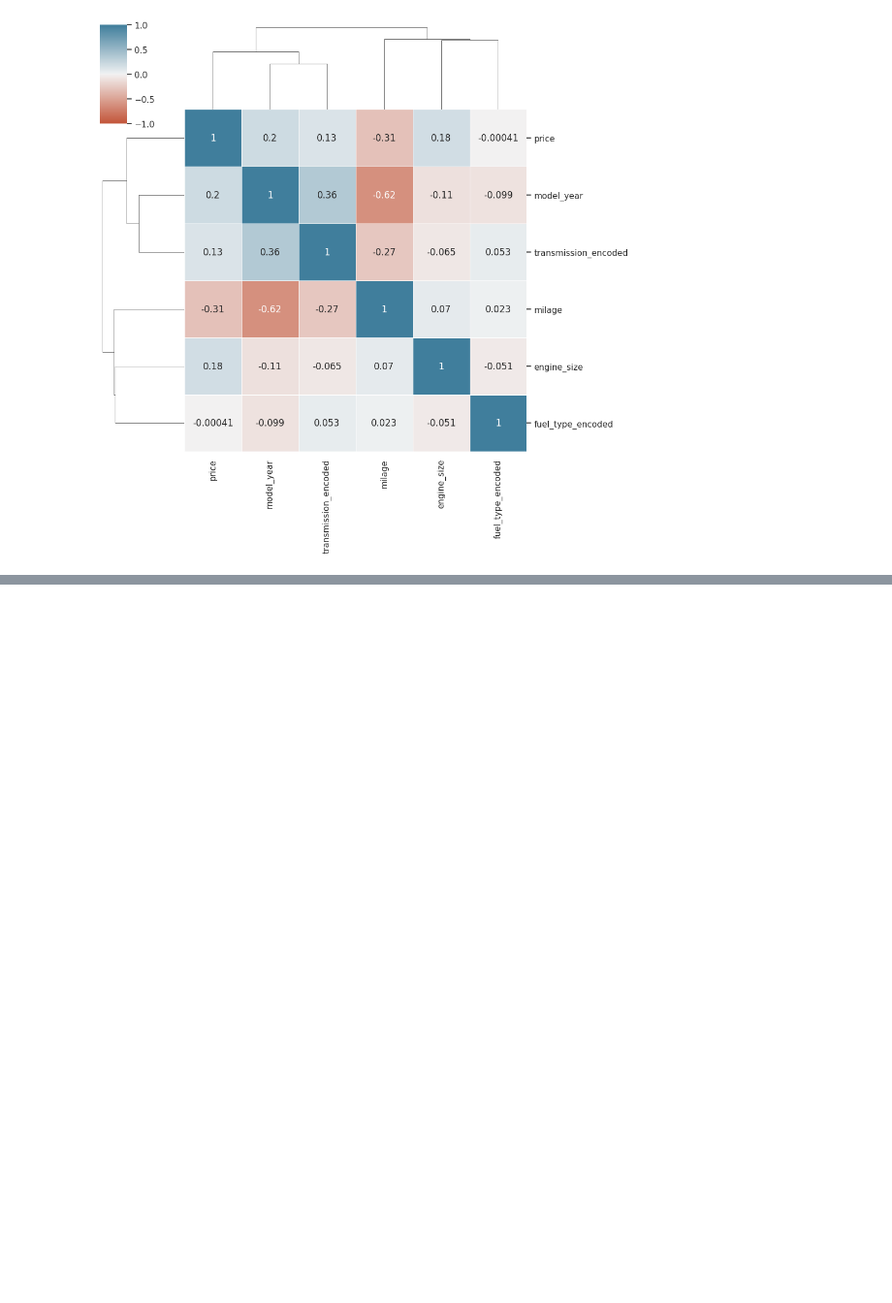
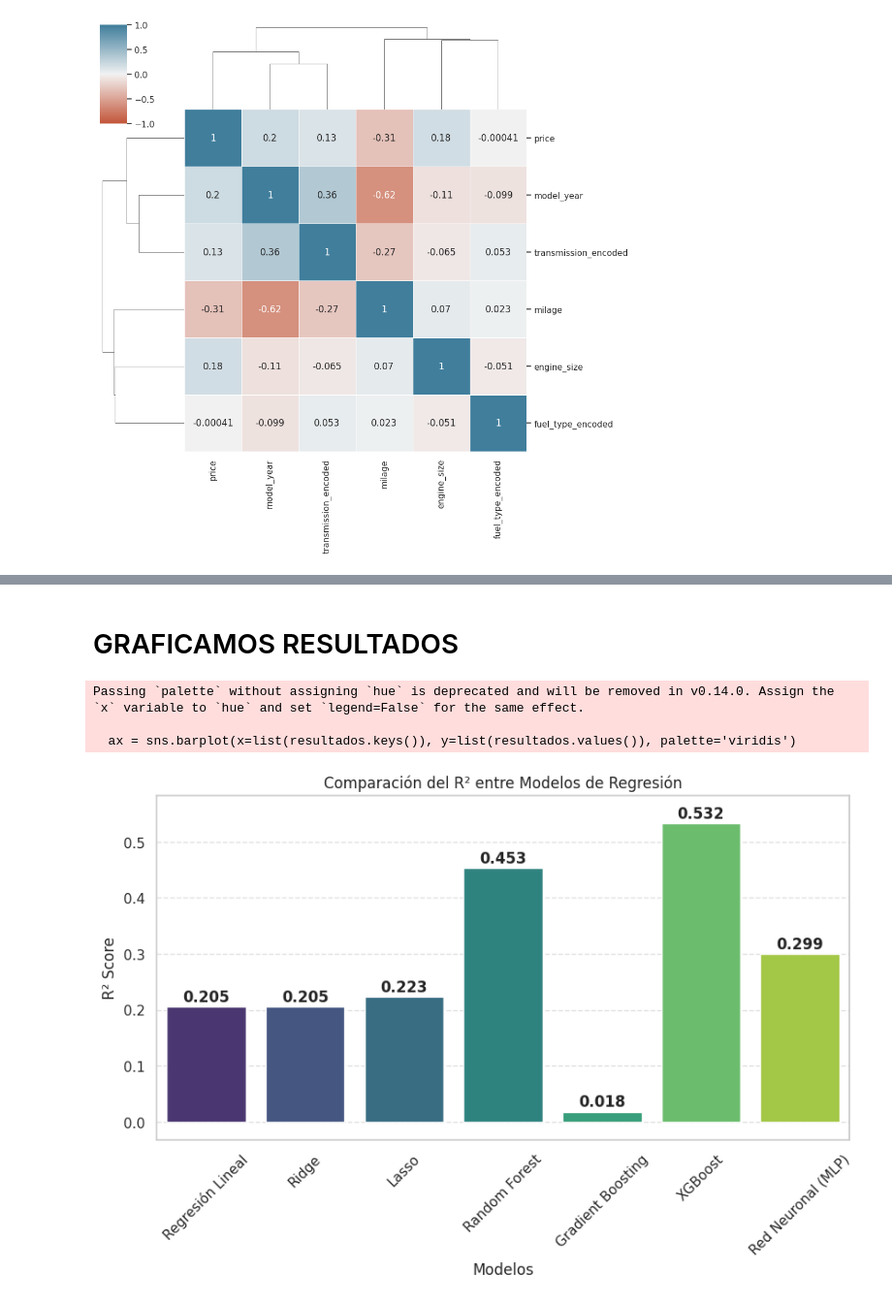
Before and after one commit to 12aptor/data-science-g4, a Jupyter notebook: dia1/notebook_used_cars.ipynb, the cells around one changed output, grey strips where cells are left out. Shown at 97% size. Saved outputs shown, nothing was run; the diff lists cells and outputs as text; code cells hidden in the pictures; blank space fills up the shorter version.

Commit message:
comparando modelos

```diff
--- a/dia1/notebook_used_cars.ipynb
+++ b/dia1/notebook_used_cars.ipynb
@@ -235,0 +279,3 @@ sns.clustermap(
+# %%
+X = df_clean.drop('price', axis=1)
+y = df_clean['price']
@@ -235,0 +284,2 @@ sns.clustermap(
+# %%
+X_train,X_test,y_train,y_test = train_test_split(X,y,test_size=0.20)
@@ -235,0 +309,20 @@ sns.clustermap(
+# %%
+# Evaluar cada modelo
+def evaluar_modelo(modelo, nombre):
+    modelo.fit(X_train, y_train)
+    y_pred = modelo.predict(X_test)
+    mse = mean_squared_error(y_test, y_pred)
+    r2 = r2_score(y_test, y_pred)
+    print(f'\n{nombre}:')
+    print(f'Error Cuadrático Medio (MSE): {mse:.4f}')
+    print(f'Coeficiente de Determinación (R²): {r2:.4f}')
+    return r2
+# %%
+# Comparar modelos
+resultados = {}
+for nombre, modelo in modelos.items():
+    resultados[nombre] = evaluar_modelo(modelo, nombre)
+
+# Mostrar el mejor modelo
+mejor_modelo = max(resultados, key=resultados.get)
+print(f'\nEl mejor modelo es: {mejor_modelo} con un R² de {resultados[mejor_modelo]:.4f}')
@@ -235,0 +356,25 @@ sns.clustermap(
+# %% [markdown]
+# GRAFICAMOS RESULTADOS
+# %%
+# Mejora en la visualización de la comparación de R²
+plt.figure(figsize=(10, 5))
+ax = sns.barplot(x=list(resultados.keys()), y=list(resultados.values()), palette='viridis')
+
+# Agregar etiquetas de los valores en las barras
+for index, value in enumerate(resultados.values()):
+    ax.text(index, value + 0.01, f'{value:.3f}', ha='center', fontsize=12, fontweight='bold')
+
+# Ajustar los límites del eje Y para resaltar diferencias
+plt.ylim(min(resultados.values()) - 0.05, max(resultados.values()) + 0.05)
+
+plt.xlabel('Modelos')
+plt.ylabel('R² Score')
+plt.title('Comparación del R² entre Modelos de Regresión')
+plt.xticks(rotation=45)
+plt.grid(axis='y', linestyle='--', alpha=0.6)
+plt.show()
+# %% [output]
+Passing `palette` without assigning `hue` is deprecated and will be removed in v0.14.0. Assign the `x` variable to `hue` and set `legend=False` for the same effect.
+
+  ax = sns.barplot(x=list(resultados.keys()), y=list(resultados.values()), palette='viridis')
+[figure, added]
```
Also changed, not shown: parts of 15 cells of this notebook.
